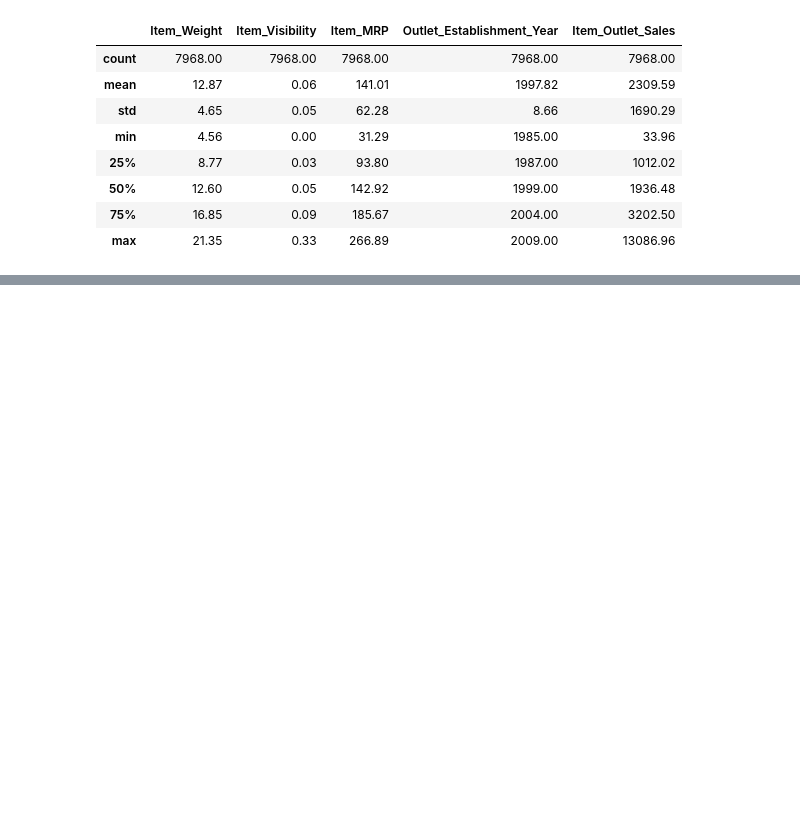
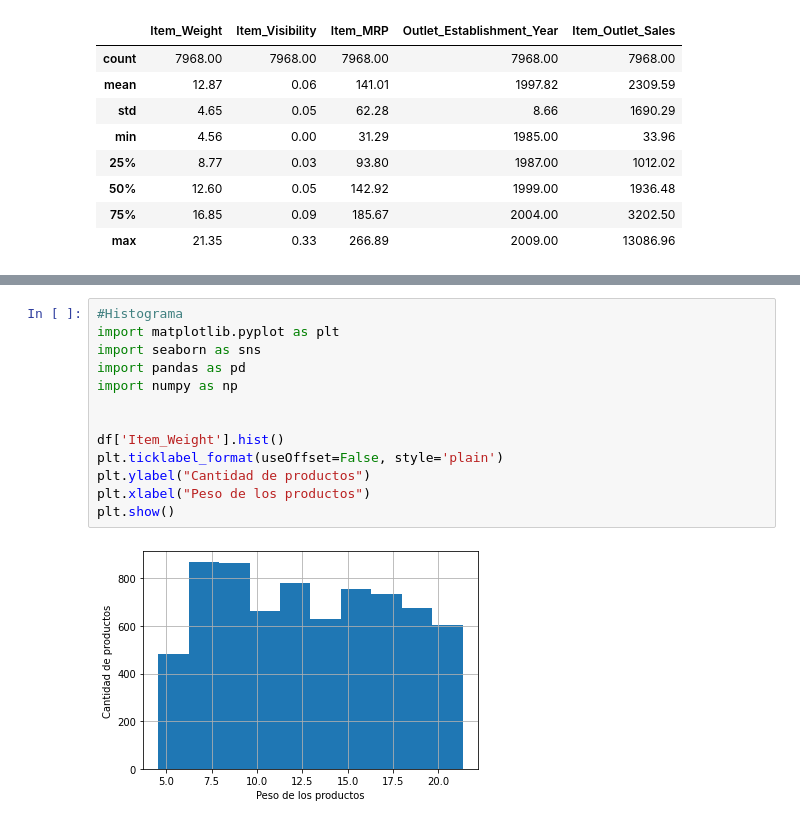
Before and after one commit to jesspl/DataScience2022-3, a Jupyter notebook: predicciones_de_ventas.ipynb, the cells around one changed output, grey strips where cells are left out. Cells and saved outputs as stored; diff of their text form; blank space fills up the shorter version.

```diff
--- a/predicciones_de_ventas.ipynb
+++ b/predicciones_de_ventas.ipynb
@@ -336,0 +337,15 @@ df1.describe().round(2)
+# %%
+#Histograma
+import matplotlib.pyplot as plt
+import seaborn as sns
+import pandas as pd
+import numpy as np
+
+
+df['Item_Weight'].hist()
+plt.ticklabel_format(useOffset=False, style='plain')
+plt.ylabel("Cantidad de productos")
+plt.xlabel("Peso de los productos")
+plt.show()
+# %% [output]
+[figure, added]
```
Also changed, not shown: parts of 15 cells of this notebook.
